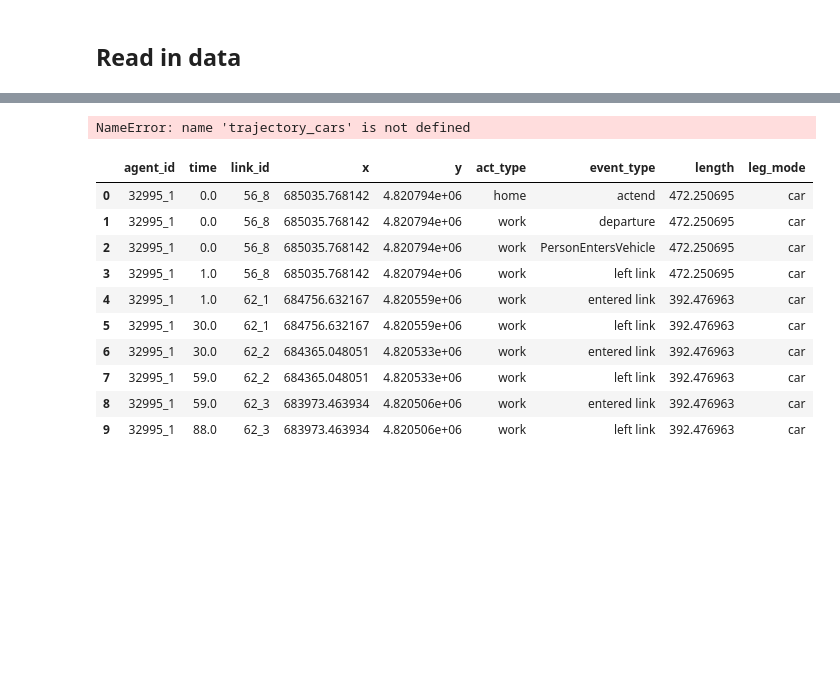
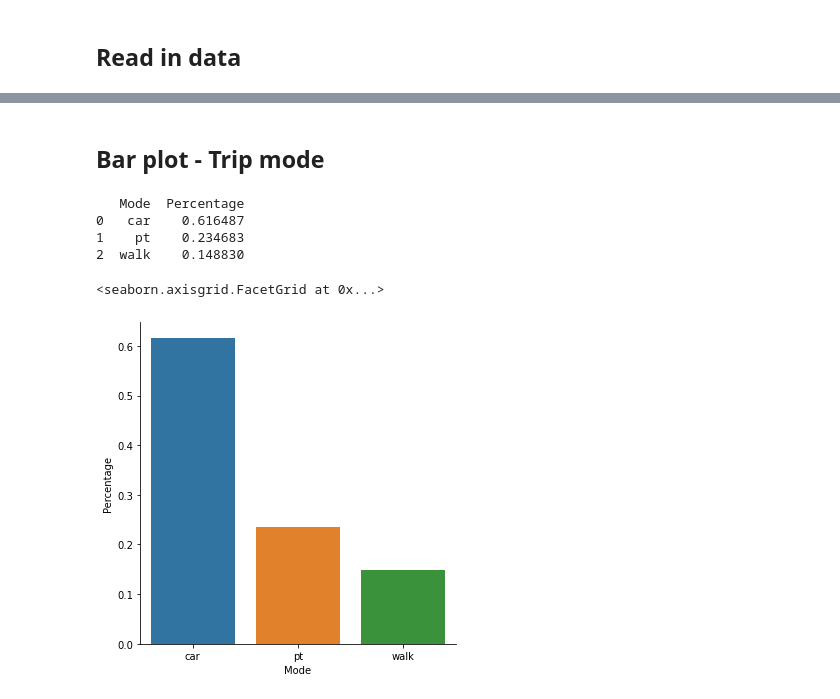
Before and after one commit to lubaso/trajectory-model, a Jupyter notebook: scr/analyze_trajectory.ipynb, the cells around one changed output, grey strips where cells are left out. Drawn from its saved outputs; the diff is of its cells as text; code cells hidden in the pictures; blank space fills up the shorter version.

```diff
--- a/scr/analyze_trajectory.ipynb
+++ b/scr/analyze_trajectory.ipynb
@@ -118,0 +12,10 @@ g.ax.set_ylim(0,80)
+# %%
+df_trajectory = pd.read_csv('../output/output_siouxFalls_trajectory.zip')
+df_legs = pd.read_csv('../input/output_siouxFalls_legs.gz', sep = ';')
+df_persons = pd.read_csv('../input/output_siouxFalls_persons.gz', sep = ';')
+df_trips = pd.read_csv('../input/output_siouxFalls_trips.gz', sep = ';')
+
+display(df_trajectory.head())
+display(df_legs.head())
+display(df_persons.head())
+display(df_trips.head())
@@ -236,4 +49,0 @@ trajectory_cars.head(10)
-# %%
-trajectory_cars.isna().sum()
-# %% [output]
-NameError: name 'trajectory_cars' is not defined
@@ -246,14 +50,20 @@ trajectory_cars['time']= trajectory_cars['time'] - 18607
-# %%
-trajectory_cars.head(10)
-# %% [output]
-|  | agent_id | time | link_id | x | y | act_type | event_type | length | leg_mode |
-| 0 | 32995_1 | 0.0 | 56_8 | 685035.768142 | 4.820794e+06 | home | actend | 472.250695 | car |
-| 1 | 32995_1 | 0.0 | 56_8 | 685035.768142 | 4.820794e+06 | work | departure | 472.250695 | car |
-| 2 | 32995_1 | 0.0 | 56_8 | 685035.768142 | 4.820794e+06 | work | PersonEntersVehicle | 472.250695 | car |
-| 3 | 32995_1 | 1.0 | 56_8 | 685035.768142 | 4.820794e+06 | work | left link | 472.250695 | car |
-| 4 | 32995_1 | 1.0 | 62_1 | 684756.632167 | 4.820559e+06 | work | entered link | 392.476963 | car |
-| 5 | 32995_1 | 30.0 | 62_1 | 684756.632167 | 4.820559e+06 | work | left link | 392.476963 | car |
-| 6 | 32995_1 | 30.0 | 62_2 | 684365.048051 | 4.820533e+06 | work | entered link | 392.476963 | car |
-| 7 | 32995_1 | 59.0 | 62_2 | 684365.048051 | 4.820533e+06 | work | left link | 392.476963 | car |
-| 8 | 32995_1 | 59.0 | 62_3 | 683973.463934 | 4.820506e+06 | work | entered link | 392.476963 | car |
-| 9 | 32995_1 | 88.0 | 62_3 | 683973.463934 | 4.820506e+06 | work | left link | 392.476963 | car |
+# %% [markdown]
+## Bar plot - Trip mode
+# %%
+#Group by leg; count person id
+trips_by_mode = df_trips.groupby('longest_distance_mode')['person'].count()
+
+# Get proportion for each type
+trips_pct_by_mode = trips_by_mode / sum(trips_by_mode)
+data= pd.DataFrame(data= {'Mode': trips_pct_by_mode.index, 'Percentage': trips_pct_by_mode.values})
+print(data)
+
+# Bar plot for trip mode
+sns.catplot(x = 'Mode', y = 'Percentage', data = data, kind = "bar")
+# %% [output]
+   Mode  Percentage
+0   car    0.616487
+1    pt    0.234683
+2  walk    0.148830
+<seaborn.axisgrid.FacetGrid at 0x...>
+[figure, added]
```
Also changed, not shown: parts of 25 cells of this notebook, 8 other files.
